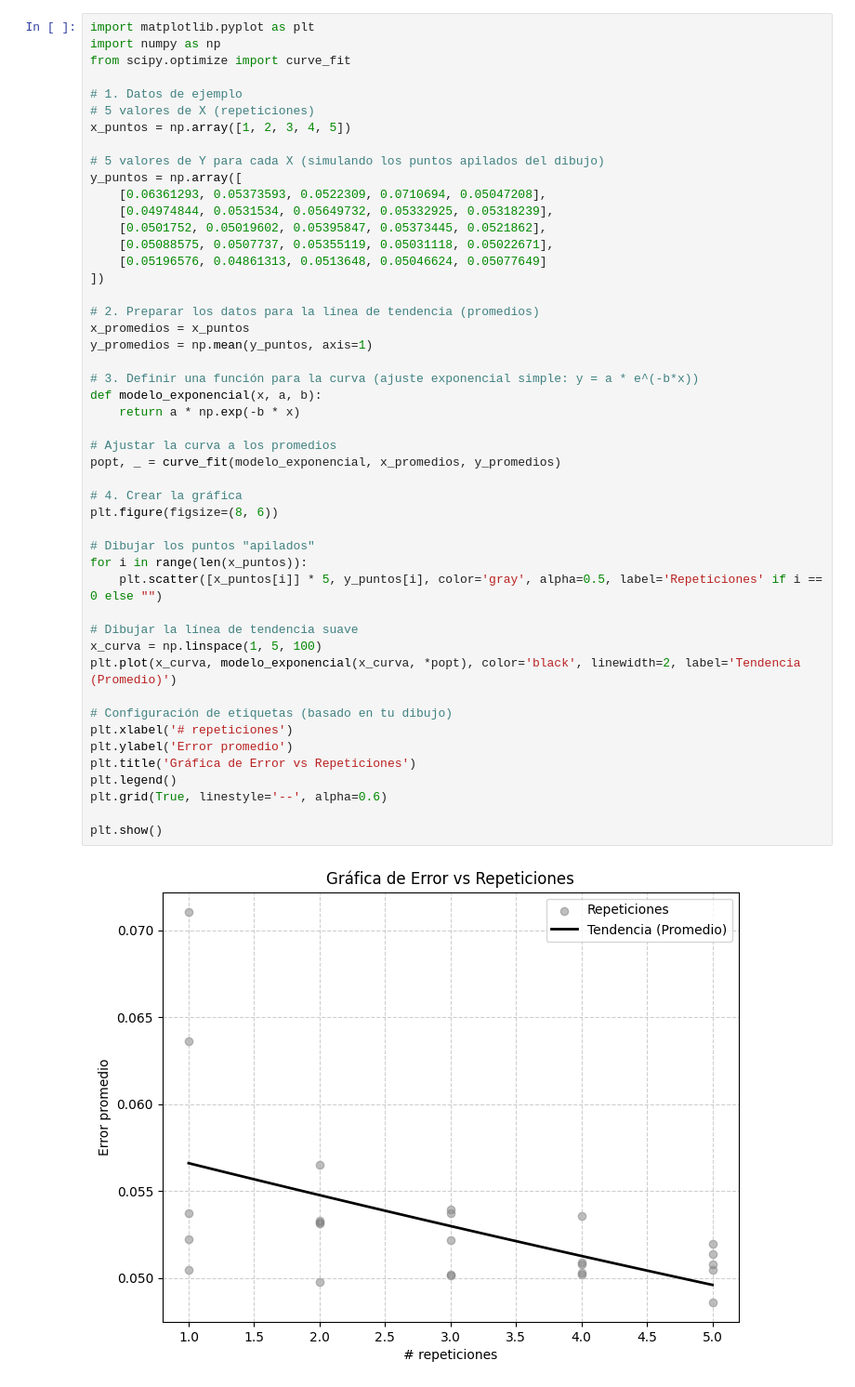
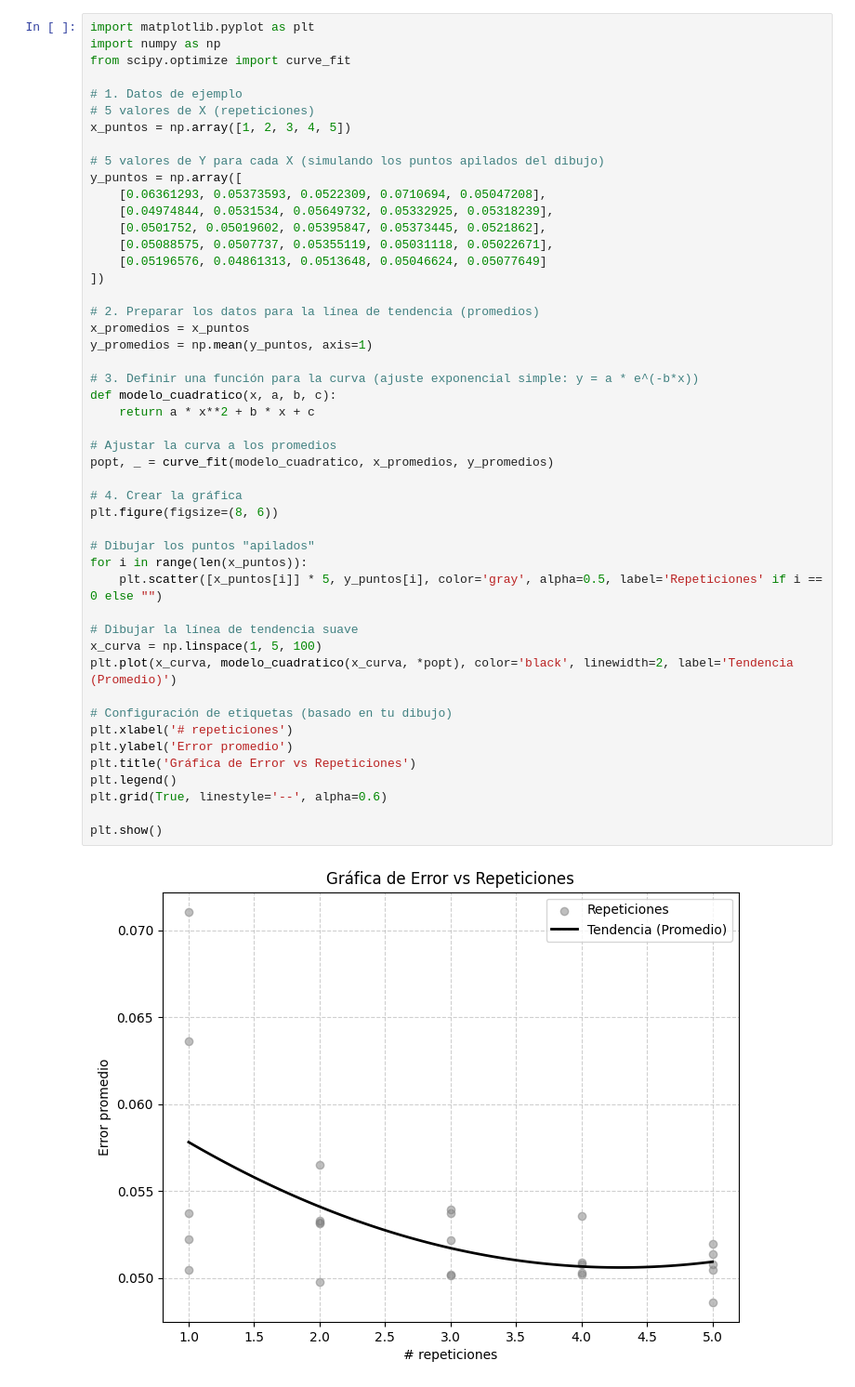
Before and after one commit to steelspikes/Synth, a Jupyter notebook: scripts/16_plot_restarts.ipynb, the cells around one changed output. Shown at 93% size. Drawn from its saved outputs; the diff is of its cells as text.

```diff
--- a/scripts/16_plot_restarts.ipynb
+++ b/scripts/16_plot_restarts.ipynb
@@ -16,35 +16,35 @@ y_puntos = np.array([
     [0.05196576, 0.04861313, 0.0513648, 0.05046624, 0.05077649]
 ])
 
 # 2. Preparar los datos para la línea de tendencia (promedios)
 x_promedios = x_puntos
 y_promedios = np.mean(y_puntos, axis=1)
 
 # 3. Definir una función para la curva (ajuste exponencial simple: y = a * e^(-b*x))
-def modelo_exponencial(x, a, b):
-    return a * np.exp(-b * x)
+def modelo_cuadratico(x, a, b, c):
+    return a * x**2 + b * x + c
 
 # Ajustar la curva a los promedios
-popt, _ = curve_fit(modelo_exponencial, x_promedios, y_promedios)
+popt, _ = curve_fit(modelo_cuadratico, x_promedios, y_promedios)
 
 # 4. Crear la gráfica
 plt.figure(figsize=(8, 6))
 
 # Dibujar los puntos "apilados"
 for i in range(len(x_puntos)):
     plt.scatter([x_puntos[i]] * 5, y_puntos[i], color='gray', alpha=0.5, label='Repeticiones' if i == 0 else "")
 
 # Dibujar la línea de tendencia suave
 x_curva = np.linspace(1, 5, 100)
-plt.plot(x_curva, modelo_exponencial(x_curva, *popt), color='black', linewidth=2, label='Tendencia (Promedio)')
+plt.plot(x_curva, modelo_cuadratico(x_curva, *popt), color='black', linewidth=2, label='Tendencia (Promedio)')
 
 # Configuración de etiquetas (basado en tu dibujo)
 plt.xlabel('# repeticiones')
 plt.ylabel('Error promedio')
 plt.title('Gráfica de Error vs Repeticiones')
 plt.legend()
 plt.grid(True, linestyle='--', alpha=0.6)
 
 plt.show()
 # %% [output]
-[figure, old version]
+[figure, new version]
```
Also changed, not shown: 18 other files.
